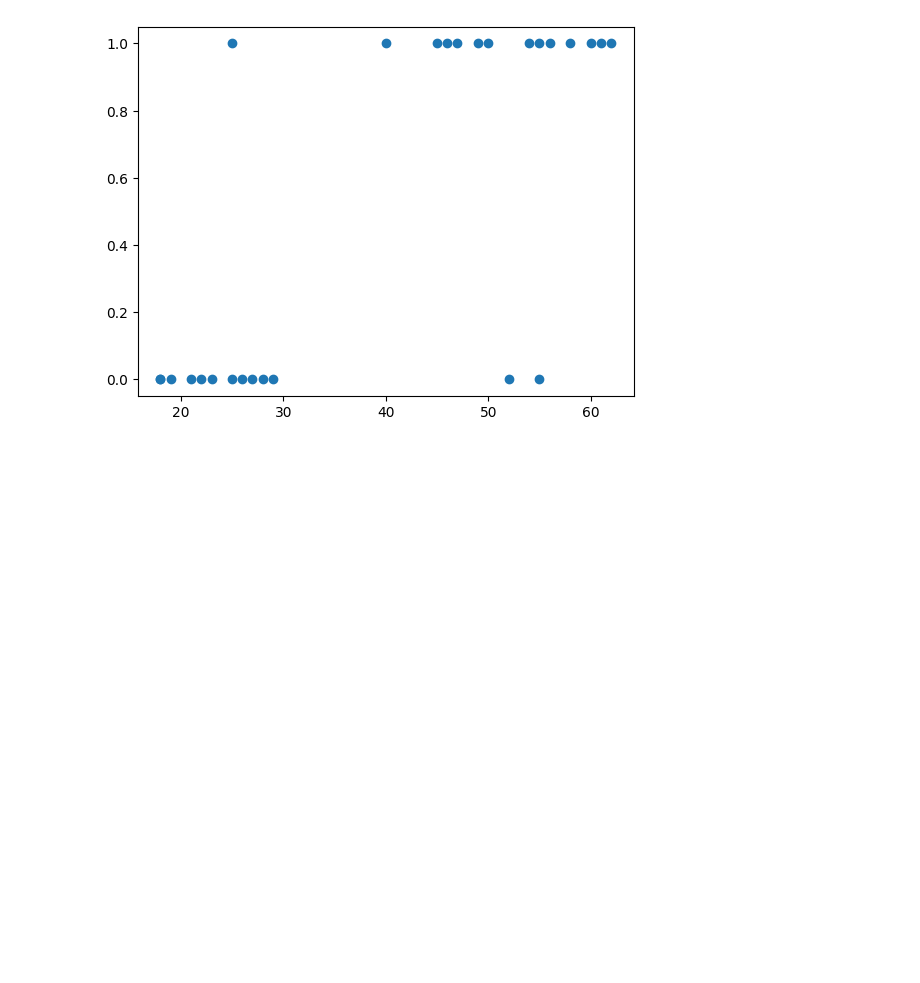
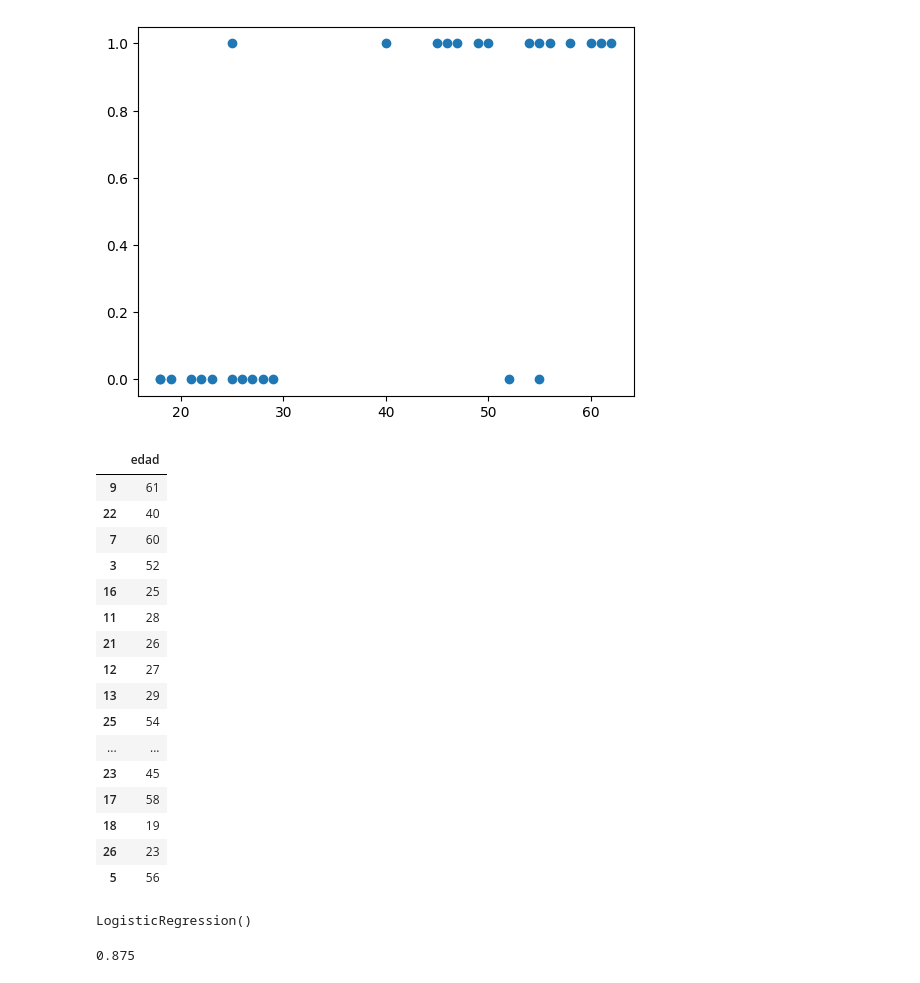
Before and after one commit to AlexManottupa/Python_LearnAI_more, a Jupyter notebook: Modulos Python/RegresionLogistica.ipynb, the cells around one changed output. Cells and saved outputs as stored; diff of their text form; code cells hidden in the pictures; blank space fills up the shorter version.

Commit message:
entrenamiento de datos

```diff
--- a/Modulos Python/RegresionLogistica.ipynb
+++ b/Modulos Python/RegresionLogistica.ipynb
@@ -4,7 +4,7 @@ import matplotlib.pyplot as plt
 from sklearn.linear_model import LogisticRegression
 from sklearn.model_selection import train_test_split
 # %%
-ruta = 'datos_seguro.csv'
+ruta = 'LF'
 df = pd.read_csv(ruta)
 df
 # %% [output]
@@ -34,0 +33,22 @@ x_entrena, y_entrena,X_prueba, y_prueba = train_test_split()
+# %%
+X_entrena, X_prueba,y_entrena, y_prueba = train_test_split(df[["edad"]], df["compra"], train_size=0.9)
+# %%
+X_entrena
+# %% [output]
+|  | edad |
+| 9 | 61 |
+| 22 | 40 |
+| 7 | 60 |
+| 3 | 52 |
+| 16 | 25 |
+| 11 | 28 |
+| 21 | 26 |
+| 12 | 27 |
+| 13 | 29 |
+| 25 | 54 |
+| ... | ... |
+| 23 | 45 |
+| 17 | 58 |
+| 18 | 19 |
+| 26 | 23 |
+| 5 | 56 |
@@ -34,0 +57,8 @@ x_entrena, y_entrena,X_prueba, y_prueba = train_test_split()
+# %%
+modelo.fit(X_entrena, y_entrena)
+# %% [output]
+LogisticRegression()
+# %%
+modelo.score(X_entrena, y_entrena)
+# %% [output]
+0.875
```
Also changed, not shown: parts of 4 cells of this notebook, 20 other files.
